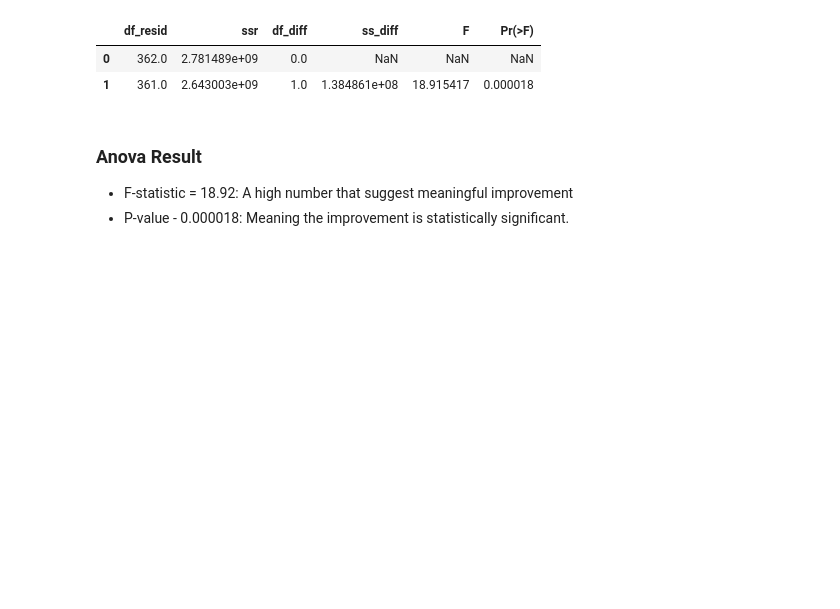
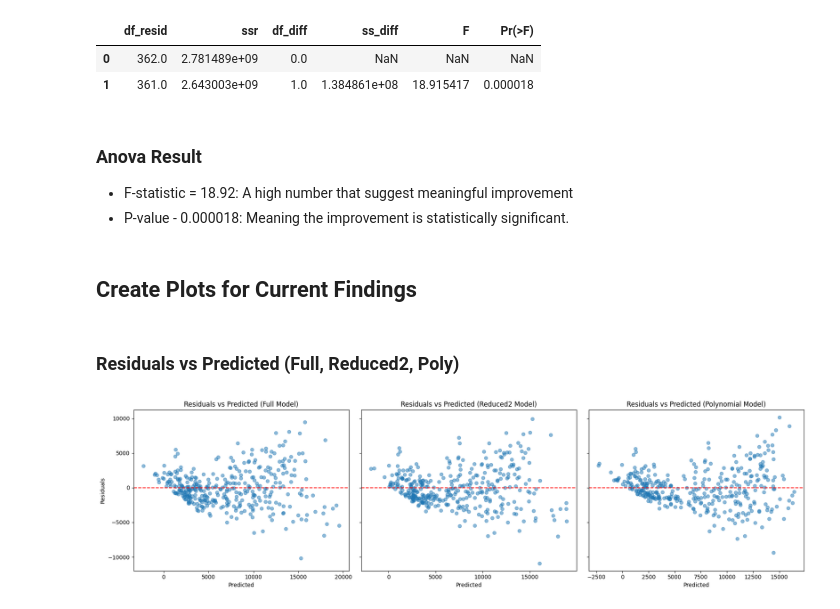
Before and after one commit to MatthieuGlemarec/SolarCast, a Jupyter notebook: Notebooks/02_Exploratory_Data_Analysis.ipynb, the cells around one changed output. Drawn from its saved outputs; the diff is of its cells as text; code cells hidden in the pictures; blank space fills up the shorter version.

```diff
--- a/Notebooks/02_Exploratory_Data_Analysis.ipynb
+++ b/Notebooks/02_Exploratory_Data_Analysis.ipynb
@@ -1100,3 +1100,42 @@ anova_lm(results_reduced2, model_poly)
 ### Anova Result
 - F-statistic = 18.92: A high number that suggest meaningful improvement
 - P-value - 0.000018: Meaning the improvement is statistically significant.
+# %% [markdown]
+## Create Plots for Current Findings
+# %% [markdown]
+### Residuals vs Predicted (Full, Reduced2, Poly)
+# %%
+# Generate predictions and residuals
+pred_full = results_full.predict(X)
+resid_full = y - pred_full
+
+pred_reduced2 = results_reduced2.predict(X_reduced2)
+resid_reduced2 = y - pred_reduced2
+
+pred_poly = model_poly.predict(X_poly)
+resid_poly = y - pred_poly
+
+# Plot all three residual plots side-by-side
+fig, axs = plt.subplots(1, 3, figsize=(18, 5), sharey=True)
+
+axs[0].scatter(pred_full, resid_full, alpha=0.5)
+axs[0].axhline(0, color='red', linestyle='--')
+axs[0].set_title('Residuals vs Predicted (Full Model)')
+axs[0].set_xlabel('Predicted')
+axs[0].set_ylabel('Residuals')
+
+axs[1].scatter(pred_reduced2, resid_reduced2, alpha=0.5)
+axs[1].axhline(0, color='red', linestyle='--')
+axs[1].set_title('Residuals vs Predicted (Reduced2 Model)')
+axs[1].set_xlabel('Predicted')
+
+axs[2].scatter(pred_poly, resid_poly, alpha=0.5)
+axs[2].axhline(0, color='red', linestyle='--')
+axs[2].set_title('Residuals vs Predicted (Polynomial Model)')
+axs[2].set_xlabel('Predicted')
+
+plt.tight_layout()
+plt.savefig('../Outputs/Figures/Diagnostics/Fig6_Residuals_Comparison.png', dpi=300)
+plt.show()
+# %% [output]
+[figure, added]
```
Also changed, not shown: parts of 25 cells of this notebook, 1 other file.
